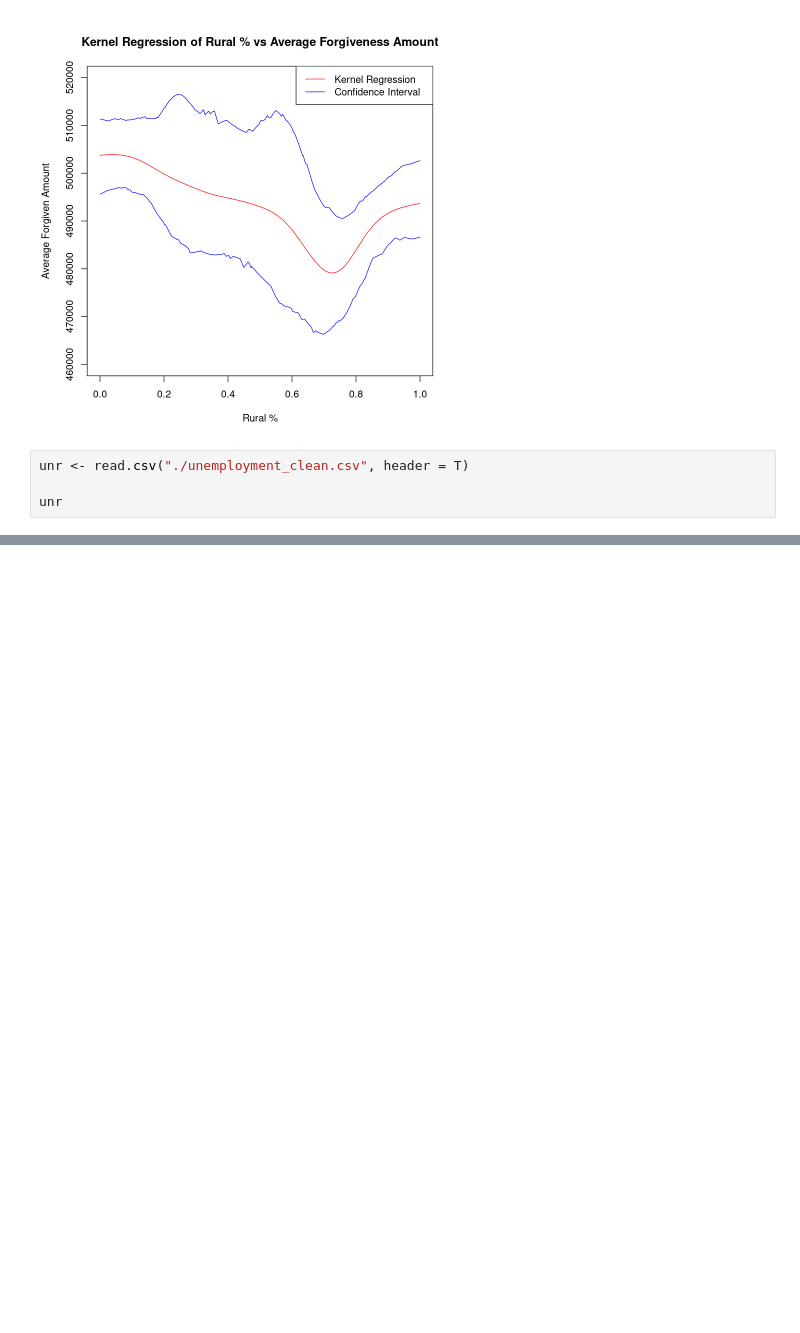
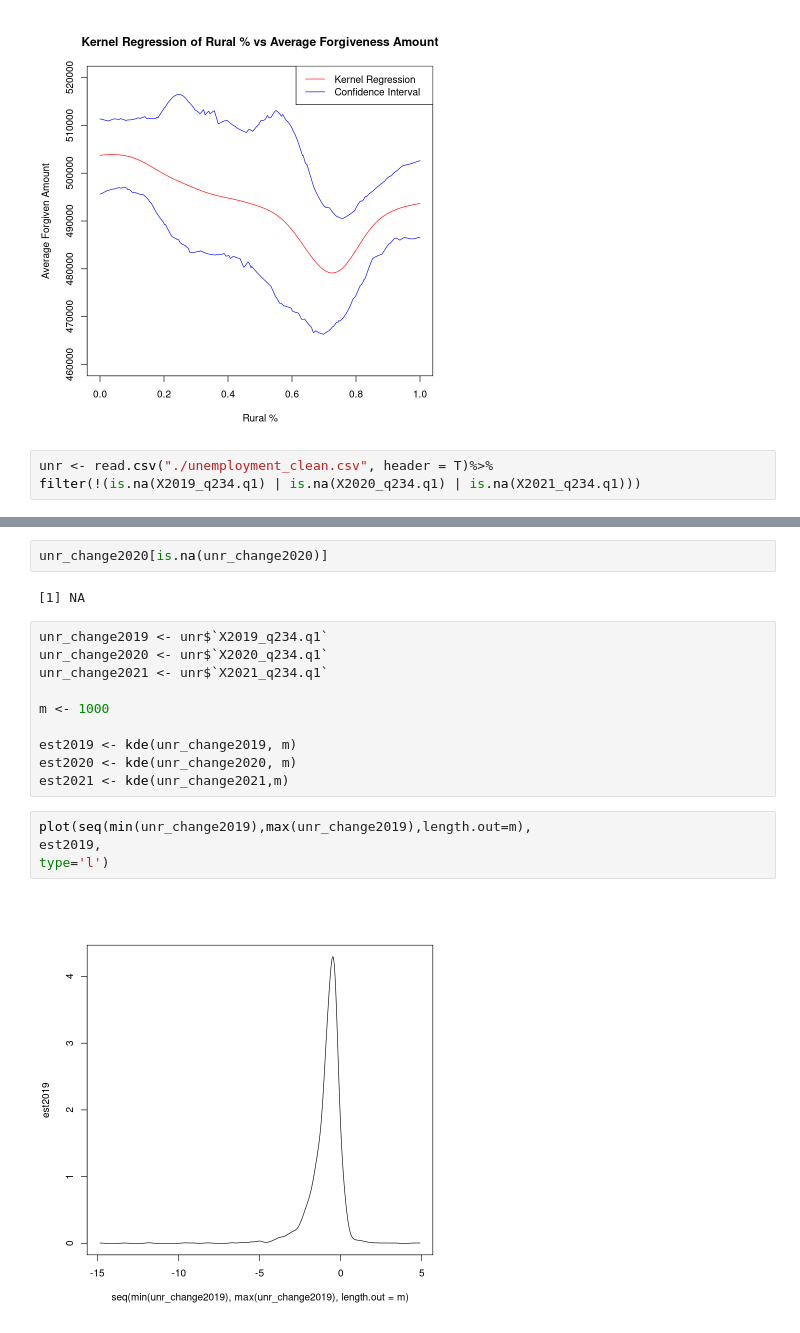
Before and after one commit to ABeeShake/Stats202A-Project, a Jupyter notebook: visualizations.ipynb, the cells around one changed output, grey strips where cells are left out. Drawn from its saved outputs; the diff is of its cells as text; blank space fills up the shorter version.

```diff
--- a/visualizations.ipynb
+++ b/visualizations.ipynb
@@ -254,6 +257,5 @@ col = c("red","blue"), lty = c(1,1))
 # %% [output]
 [figure]
 # %%
-unr <- read.csv("./unemployment_clean.csv", header = T)
-
-unr
+unr <- read.csv("./unemployment_clean.csv", header = T)%>%
+filter(!(is.na(X2019_q234.q1) | is.na(X2020_q234.q1) | is.na(X2021_q234.q1)))
@@ -279,0 +262,20 @@ A data.frame: 3144 × 16
+# %%
+unr_change2020[is.na(unr_change2020)]
+# %% [output]
+[1] NA
+# %%
+unr_change2019 <- unr$`X2019_q234.q1`
+unr_change2020 <- unr$`X2020_q234.q1`
+unr_change2021 <- unr$`X2021_q234.q1`
+
+m <- 1000
+
+est2019 <- kde(unr_change2019, m)
+est2020 <- kde(unr_change2020, m)
+est2021 <- kde(unr_change2021,m)
+# %%
+plot(seq(min(unr_change2019),max(unr_change2019),length.out=m),
+est2019,
+type='l')
+# %% [output]
+[figure, added]
```
Also changed, not shown: parts of 23 cells of this notebook, 1 other file.
